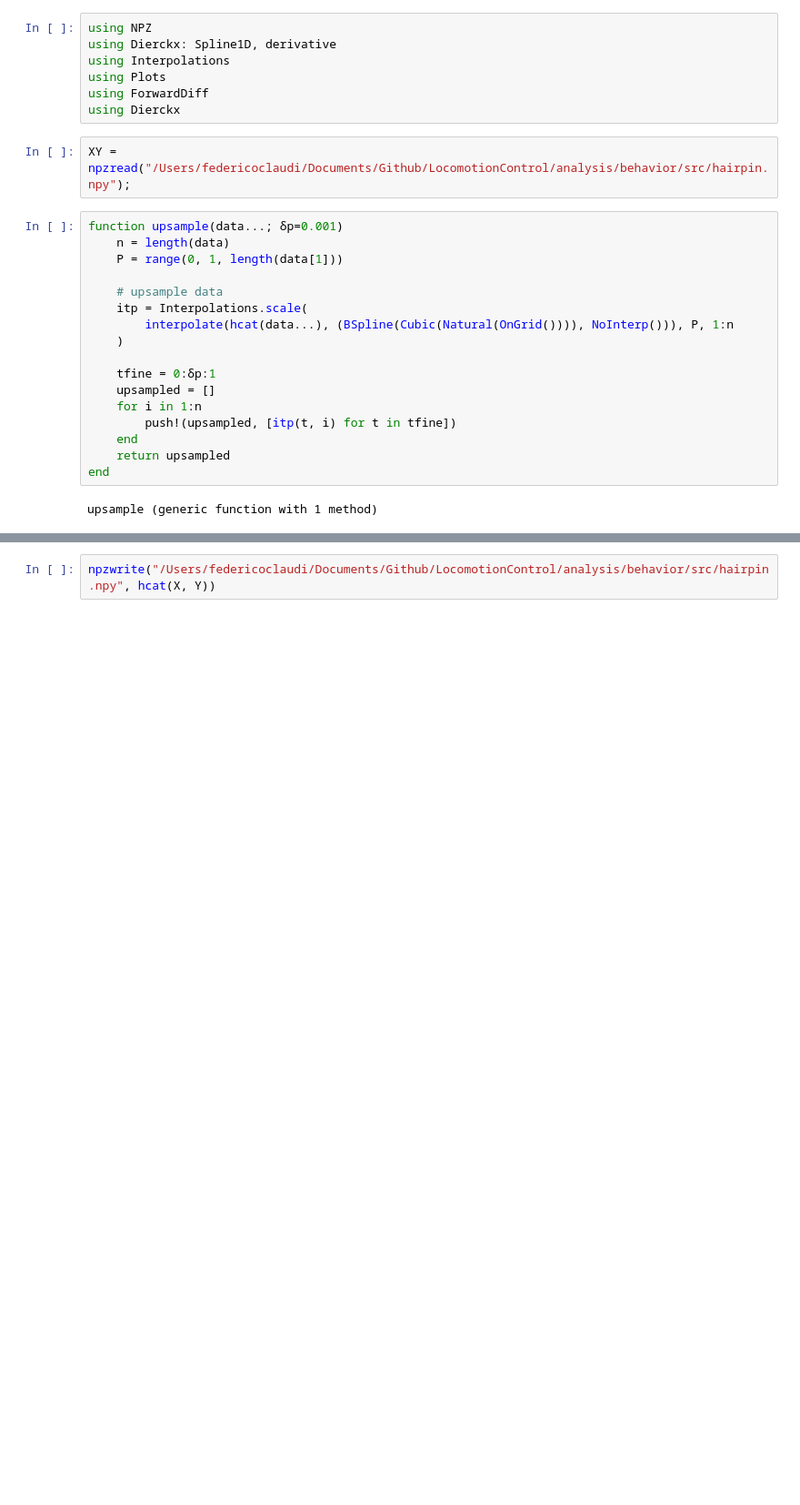
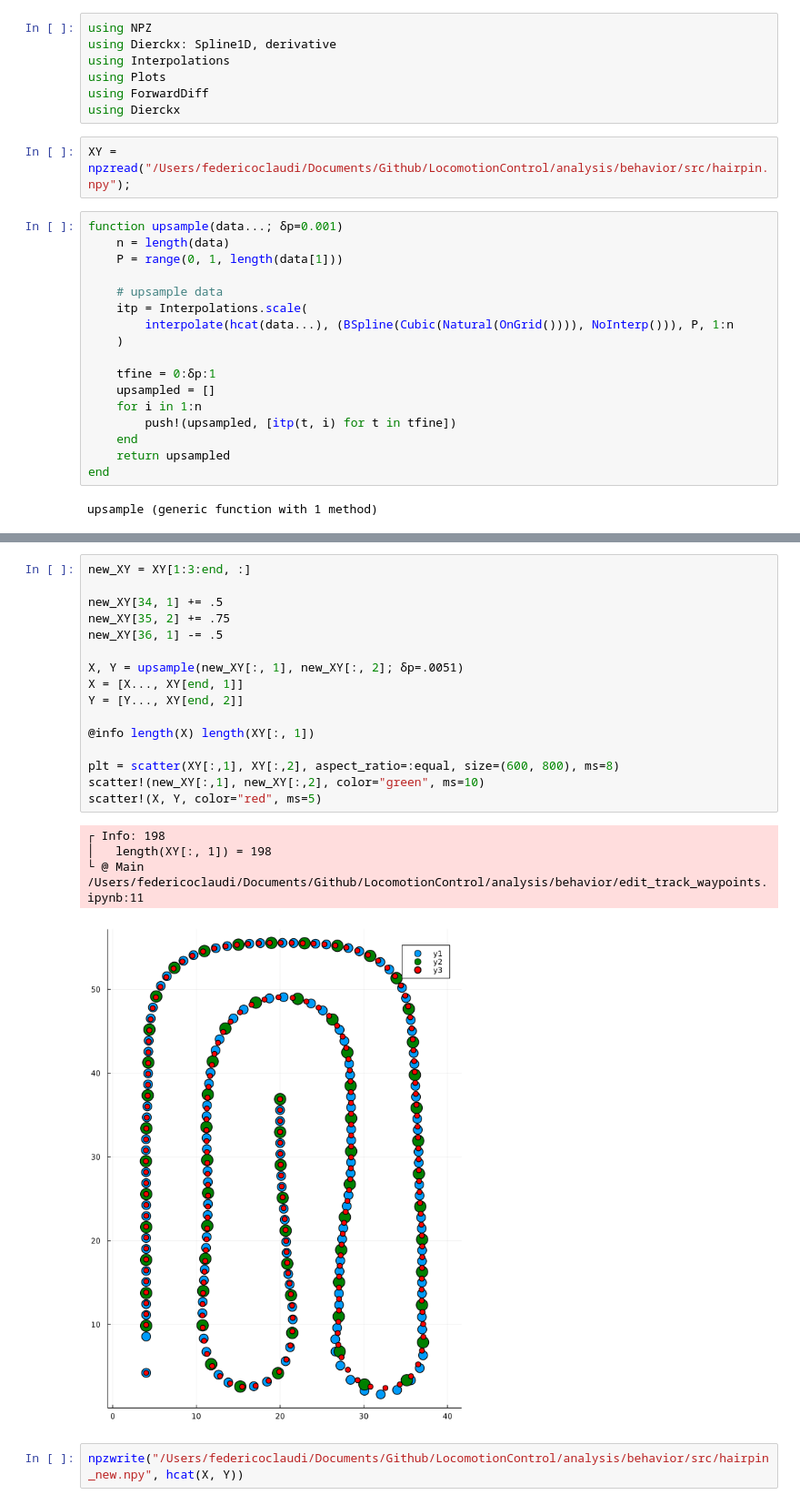
Before and after one commit to BrancoLab/LocomotionControl, a Jupyter notebook: analysis/behavior/edit_track_waypoints.ipynb, the cells around one changed output, grey strips where cells are left out. Shown at 91% size. Cells and saved outputs as stored; diff of their text form; blank space fills up the shorter version.

```diff
--- a/analysis/behavior/edit_track_waypoints.ipynb
+++ b/analysis/behavior/edit_track_waypoints.ipynb
@@ -99,2 +29,23 @@ scatter!(X, Y, color="red", ms=5)
+# %%
+new_XY = XY[1:3:end, :]
+
+new_XY[34, 1] += .5
+new_XY[35, 2] += .75
+new_XY[36, 1] -= .5
+
+X, Y = upsample(new_XY[:, 1], new_XY[:, 2]; δp=.0051)
+X = [X..., XY[end, 1]]
+Y = [Y..., XY[end, 2]]
+
+@info length(X) length(XY[:, 1])
+
+plt = scatter(XY[:,1], XY[:,2], aspect_ratio=:equal, size=(600, 800), ms=8)
+scatter!(new_XY[:,1], new_XY[:,2], color="green", ms=10)
+scatter!(X, Y, color="red", ms=5)
+# %% [output]
+┌ Info: 198
+│   length(XY[:, 1]) = 198
+└ @ Main /Users/federicoclaudi/Documents/Github/LocomotionControl/analysis/behavior/edit_track_waypoints.ipynb:11
+[figure, added]
 # %%
-npzwrite("/Users/federicoclaudi/Documents/Github/LocomotionControl/analysis/behavior/src/hairpin.npy", hcat(X, Y))
+npzwrite("/Users/federicoclaudi/Documents/Github/LocomotionControl/analysis/behavior/src/hairpin_new.npy", hcat(X, Y))
```
Also changed, not shown: parts of 1 cell of this notebook, 23 other files.
